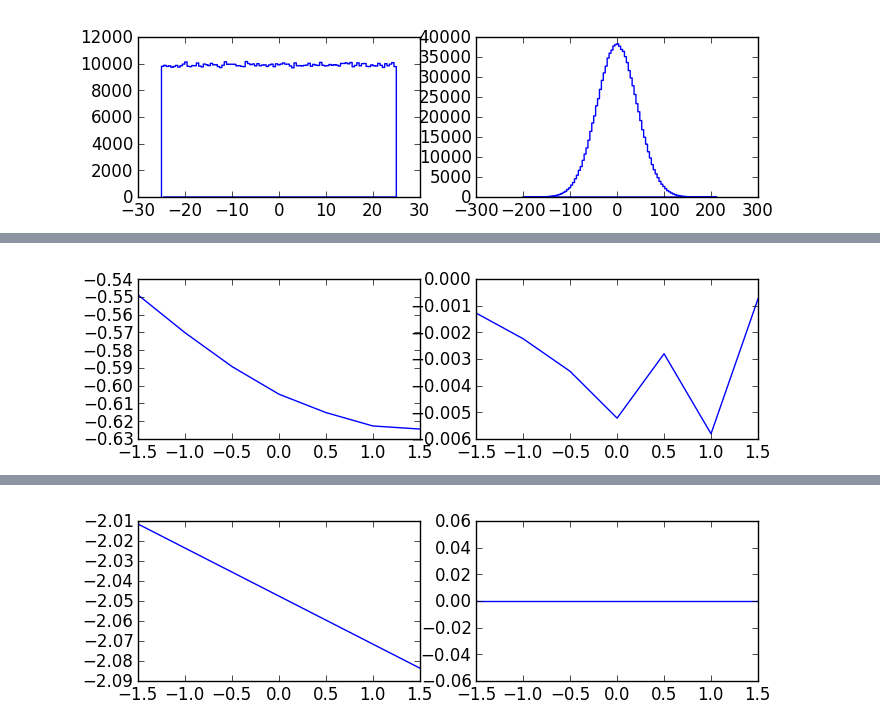
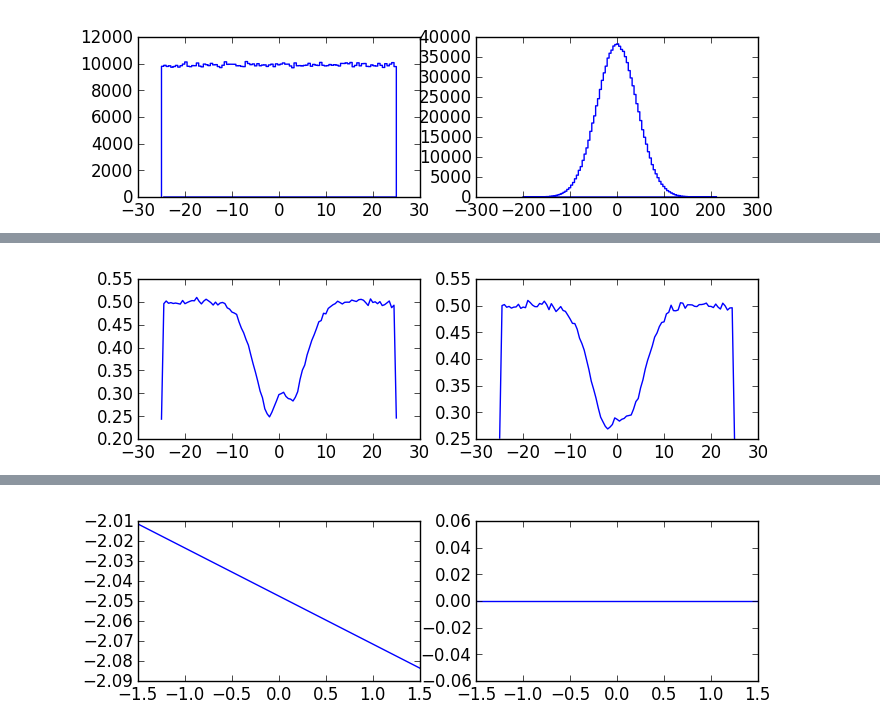
Before and after one commit to ctzhou/ESPIC_hole_tracking, a Jupyter notebook: infMagSim.ipynb, the cells around one changed output, grey strips where cells are left out. Saved outputs shown, nothing was run; the diff lists cells and outputs as text; code cells hidden in the pictures.

```diff
--- a/infMagSim.ipynb
+++ b/infMagSim.ipynb
@@ -327,15 +416,16 @@ initialize_mover(grid, potential, dt, electron_charge_to_mass, largest_electron_
+# %%
+fig, axes = plt.subplots(nrows=1,ncols=2,figsize=(8,2))
+for ax, data in zip(axes,[ion_densities[k],electron_densities[k]]):
+    ax.plot(grid,data)
+filename='figures/data.png'
+plt.savefig(filename)
+IPdisp.Image(filename=filename)
+# %% [output]
+[figure, added]
 # %%
-v_drift = 1.0*v_th_i
-t_object_center = 1.01/v_drift
-debye_length = 0.5
-t = 0
-poisson_solve(grid, ion_density-electron_density, debye_length , potential, \
-                  t=t, t_object_center=t_object_center, v_drift=v_drift, object_potential=-3.)
 fig, axes = plt.subplots(nrows=1,ncols=2,figsize=(8,2))
 for ax, data in zip(axes,[potential, ion_density-electron_density]):
-    ax.plot(grid[n_points/2-3:n_points/2+4],data[n_points/2-3:n_points/2+4])
-filename='data.png'
+    ax.plot(grid,data)
+filename='figures/data.png'
 plt.savefig(filename)
 IPdisp.Image(filename=filename)
-# %% [output]
-[figure, removed]
```
Also changed, not shown: parts of 7 cells of this notebook, 1 other file.
